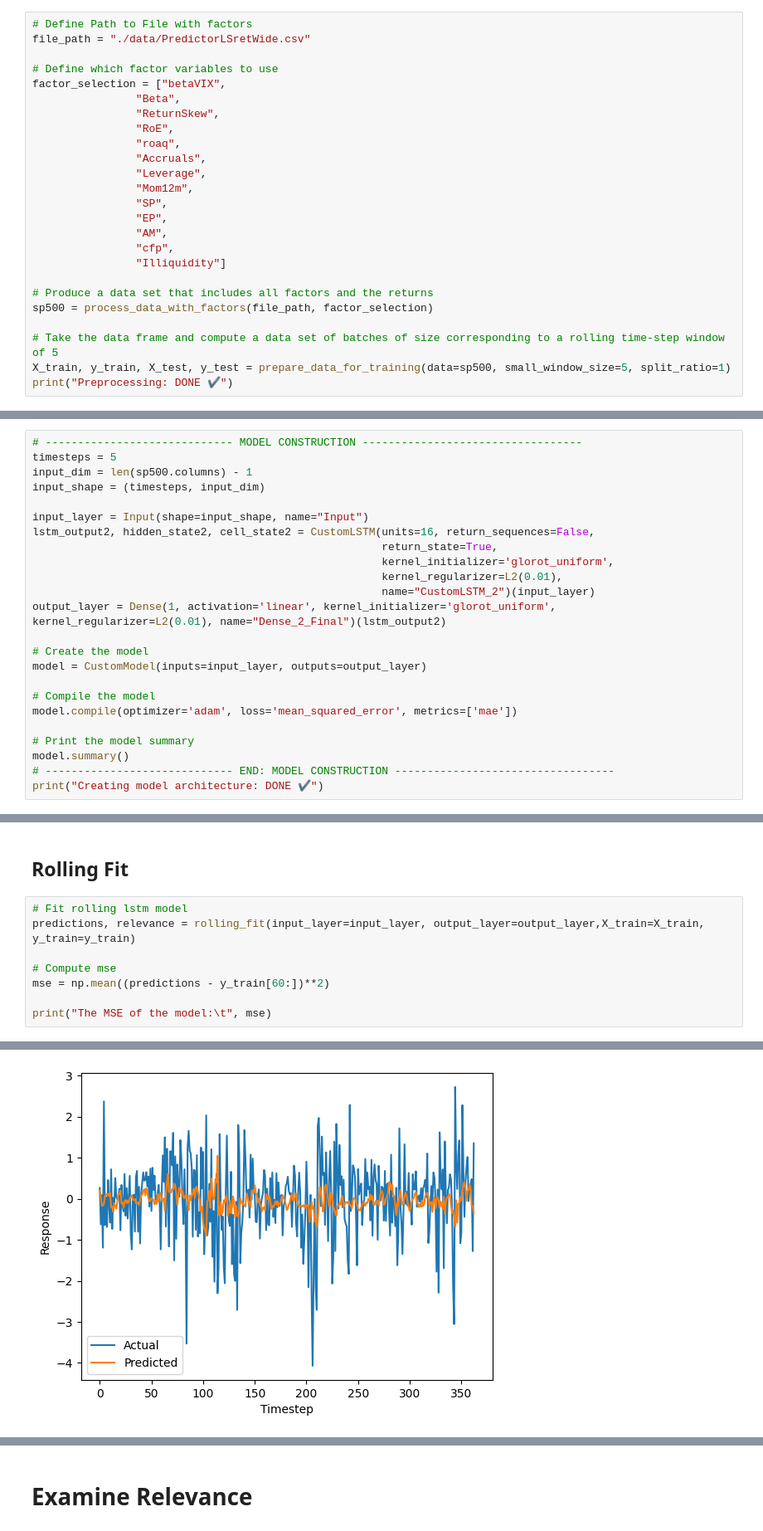
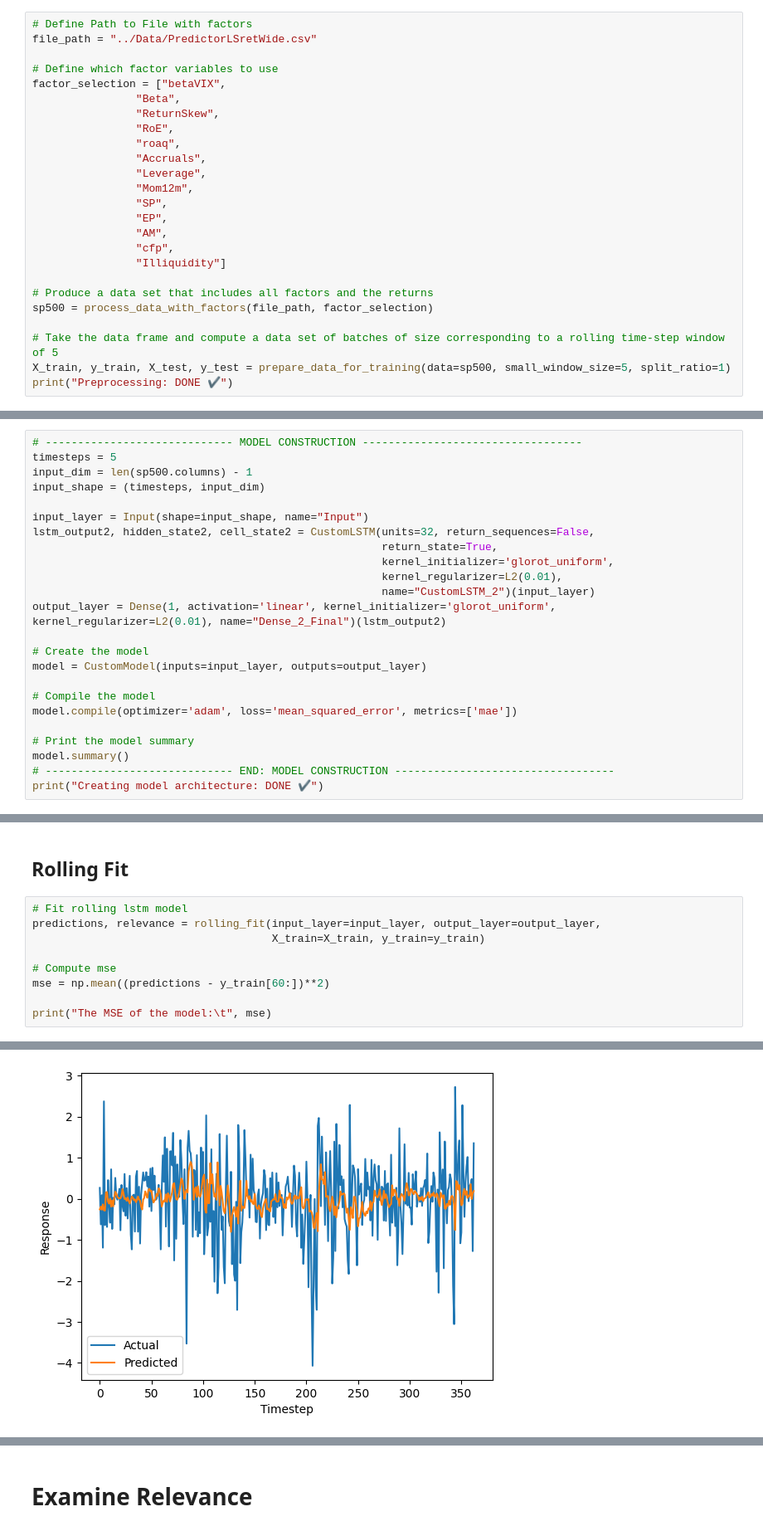
Before and after one commit to maxkuttner/LRP-For-Deep-Recurrent-Factor-Models, a Jupyter notebook: Notebooks/DeepFactorModels.ipynb, the cells around one changed output, grey strips where cells are left out. Shown at 83% size. Cells and saved outputs as stored; diff of their text form.

```diff
--- a/Notebooks/DeepFactorModels.ipynb
+++ b/Notebooks/DeepFactorModels.ipynb
@@ -29,7 +36,7 @@ LSTM Load Dependencies: DONE ✔️
 ## Preprocessing Factor Data
 # %%
 # Define Path to File with factors
-file_path = "./data/PredictorLSretWide.csv"
+file_path = "../Data/PredictorLSretWide.csv"
 
 # Define which factor variables to use
 factor_selection = ["betaVIX",
@@ -66,7 +73,7 @@ input_dim = len(sp500.columns) - 1
 input_shape = (timesteps, input_dim)
 
 input_layer = Input(shape=input_shape, name="Input")
-lstm_output2, hidden_state2, cell_state2 = CustomLSTM(units=16, return_sequences=False,
+lstm_output2, hidden_state2, cell_state2 = CustomLSTM(units=32, return_sequences=False,
                                                       return_state=True,
                                                       kernel_initializer='glorot_uniform',
                                                       kernel_regularizer=L2(0.01),
@@ -105,7 +113,8 @@ Creating model architecture: DONE ✔️
 ## Rolling Fit
 # %%
 # Fit rolling lstm model
-predictions, relevance = rolling_fit(input_layer=input_layer, output_layer=output_layer,X_train=X_train, y_train=y_train)
+predictions, relevance = rolling_fit(input_layer=input_layer, output_layer=output_layer,
+                                     X_train=X_train, y_train=y_train)
 
 # Compute mse
 mse = np.mean((predictions - y_train[60:])**2)
@@ -129,8 +139,8 @@ Trainable params: 1,489
 Non-trainable params: 0
 _________________________________________________________________
 
 Starting rolling window fitting...
 WARNING:tensorflow:5 out of the last 5 calls to <function Model.make_predict_function.<locals>.predict_function at 0x...> triggered tf.function retracing. Tracing is expensive and the excessive number ...
 WARNING:tensorflow:6 out of the last 6 calls to <function Model.make_predict_function.<locals>.predict_function at 0x...> triggered tf.function retracing. Tracing is expensive and the excessive number ...
-[figure, old version]
+[figure, new version]
 Rolling window fitting completed.
```
Also changed, not shown: parts of 9 cells of this notebook, 2 other files.
